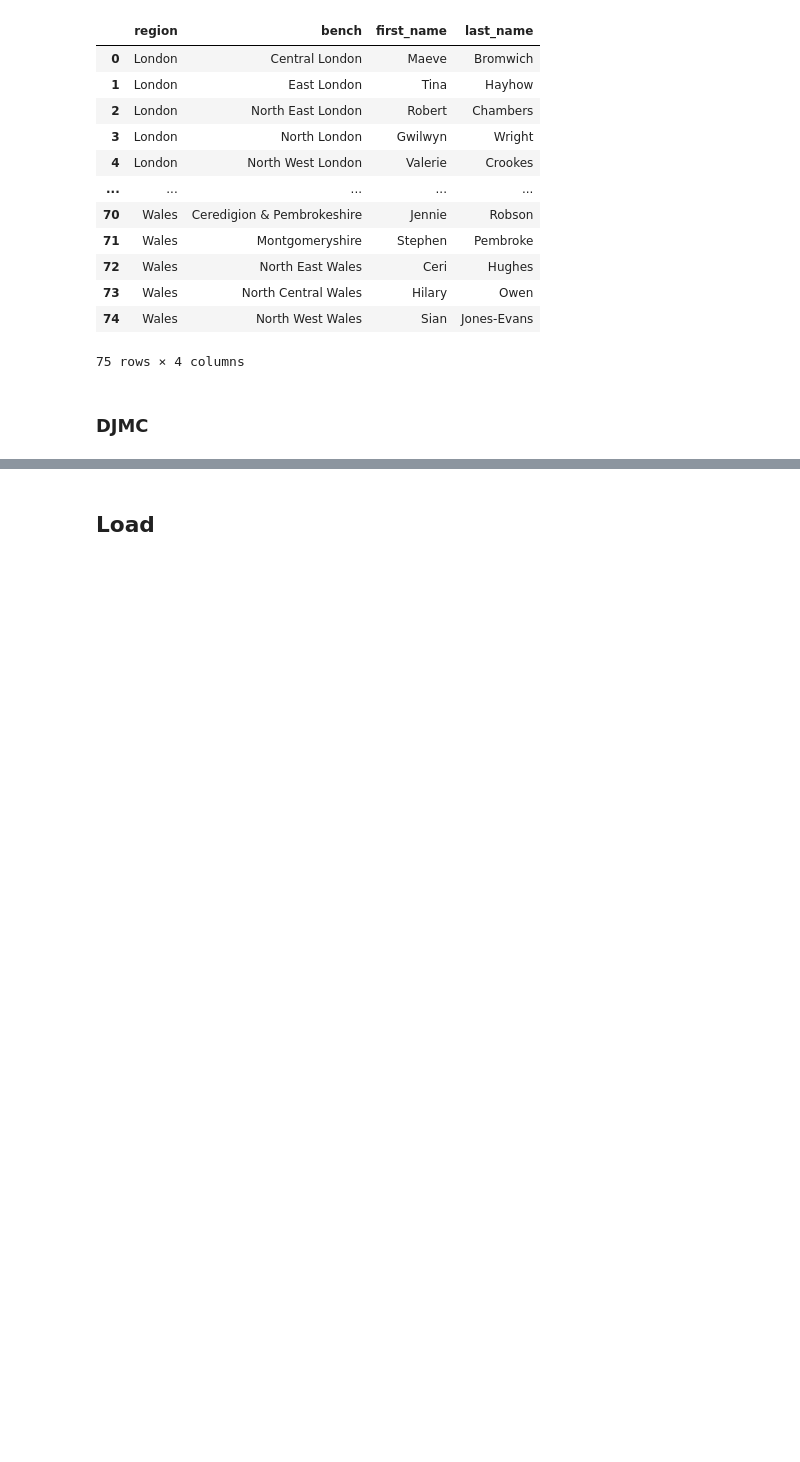
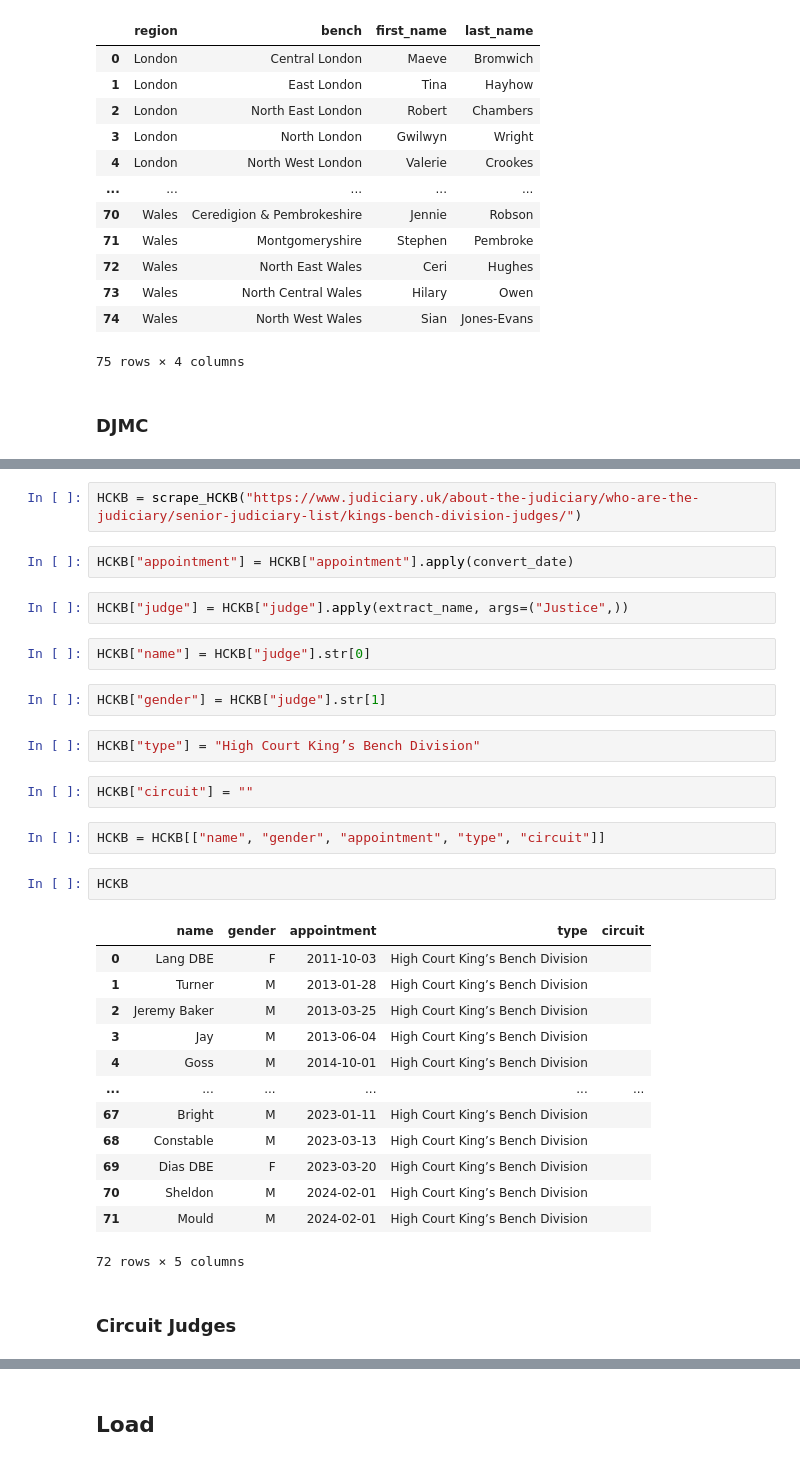
Before and after one commit to MahinRahman8901/c10-Court-Transcript, a Jupyter notebook: judges/pipeline.ipynb, the cells around one changed output, grey strips where cells are left out. Cells and saved outputs as stored; diff of their text form; blank space fills up the shorter version.

```diff
--- a/judges/pipeline.ipynb
+++ b/judges/pipeline.ipynb
@@ -161,0 +351,34 @@ scrape_DJMC(judge_dict["District Judges (Magistrates’ Courts)"])
+# %%
+HCKB = scrape_HCKB("https://www.judiciary.uk/about-the-judiciary/who-are-the-judiciary/senior-judiciary-list/kings-bench-division-judges/")
+# %%
+HCKB["appointment"] = HCKB["appointment"].apply(convert_date)
+# %%
+HCKB["judge"] = HCKB["judge"].apply(extract_name, args=("Justice",))
+# %%
+HCKB["name"] = HCKB["judge"].str[0]
+# %%
+HCKB["gender"] = HCKB["judge"].str[1]
+# %%
+HCKB["type"] = "High Court King’s Bench Division"
+# %%
+HCKB["circuit"] = ""
+# %%
+HCKB = HCKB[["name", "gender", "appointment", "type", "circuit"]]
+# %%
+HCKB
+# %% [output]
+|  | name | gender | appointment | type | circuit |
+| 0 | Lang DBE | F | 2011-10-03 | High Court King’s Bench Division |  |
+| 1 | Turner | M | 2013-01-28 | High Court King’s Bench Division |  |
+| 2 | Jeremy Baker | M | 2013-03-25 | High Court King’s Bench Division |  |
+| 3 | Jay | M | 2013-06-04 | High Court King’s Bench Division |  |
+| 4 | Goss | M | 2014-10-01 | High Court King’s Bench Division |  |
+| ... | ... | ... | ... | ... | ... |
+| 67 | Bright | M | 2023-01-11 | High Court King’s Bench Division |  |
+| 68 | Constable | M | 2023-03-13 | High Court King’s Bench Division |  |
+| 69 | Dias DBE | F | 2023-03-20 | High Court King’s Bench Division |  |
+| 70 | Sheldon | M | 2024-02-01 | High Court King’s Bench Division |  |
+| 71 | Mould | M | 2024-02-01 | High Court King’s Bench Division |  |
+72 rows × 5 columns
+# %% [markdown]
+### Circuit Judges
```
Also changed, not shown: parts of 31 cells of this notebook, 1 other file.
